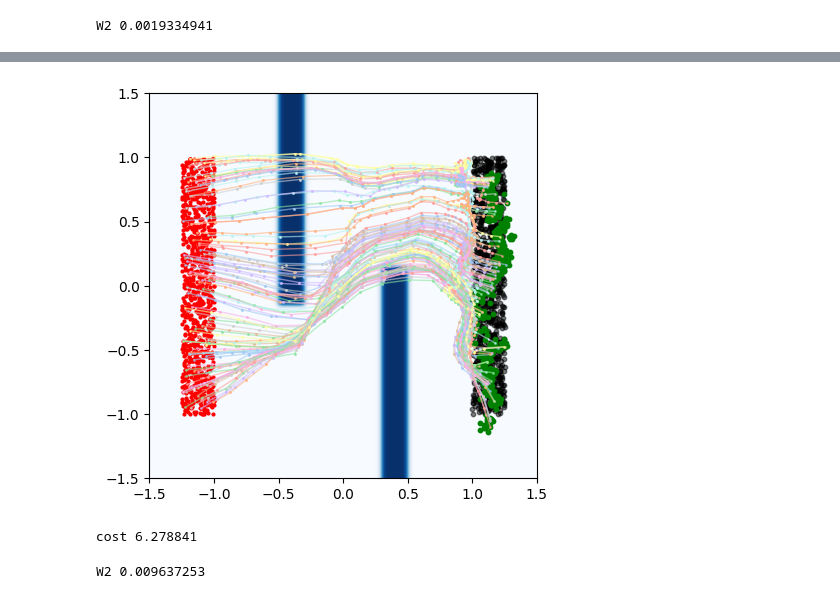
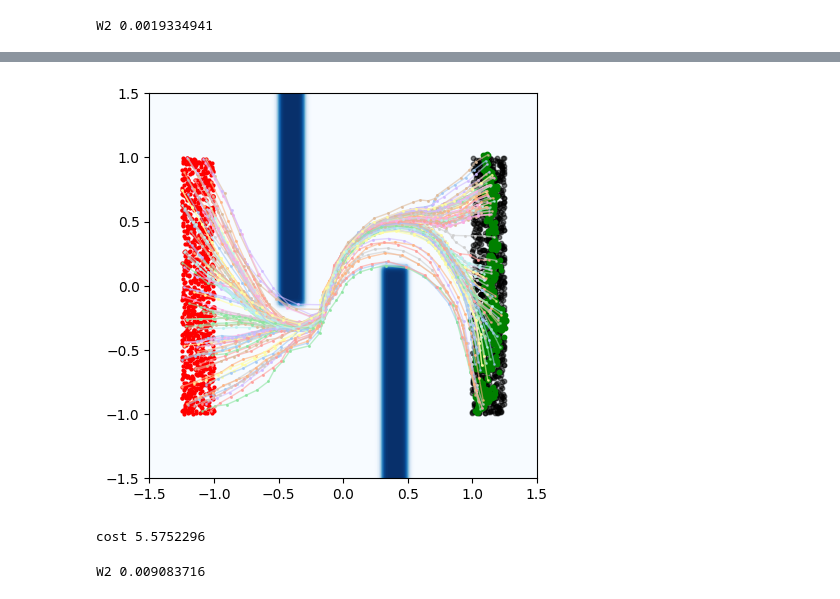
Before and after one commit to skylooop/ott, a Jupyter notebook: docs/tutorials/neural/500_NOCC.ipynb, the cells around one changed output, grey strips where cells are left out. Drawn from its saved outputs; the diff is of its cells as text; code cells hidden in the pictures.

```diff
--- a/docs/tutorials/neural/500_NOCC.ipynb
+++ b/docs/tutorials/neural/500_NOCC.ipynb
@@ -640,17 +640,17 @@ W2 0.004336755
 # %%
 num_iterations = 25_001
 lr_schedule = optax.cosine_decay_schedule(
     init_value=2e-5, decay_steps=num_iterations, alpha=1e-2)
 opt = optax.adam(learning_rate=lr_schedule, b2=0.99)
 
 noc.reset(optimizer=opt,
                reg_weight=0.0,
-               control_weight=0.3,
+               control_weight=0.4,
                acc_weight=0.1,
                potential_weight=-10)
 
 logs = noc(potential_data_loader, n_iters=num_iterations, rng=GLOBAL_KEY, callback=callback)
 # %% [output]
-[figure, old version]
+[figure, new version]
-cost 6.278841
+cost 5.5752296
-W2 0.009637253
+W2 0.009083716
```
Also changed, not shown: parts of 3 cells of this notebook, 1 other file.
